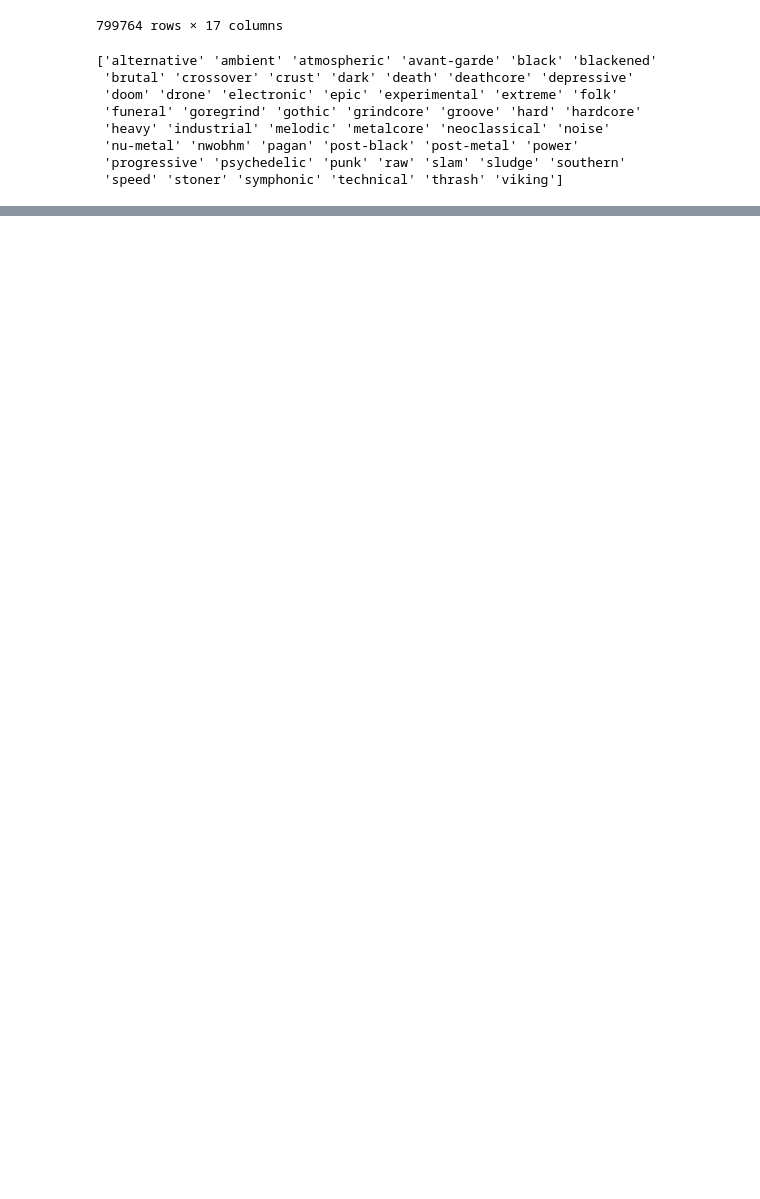
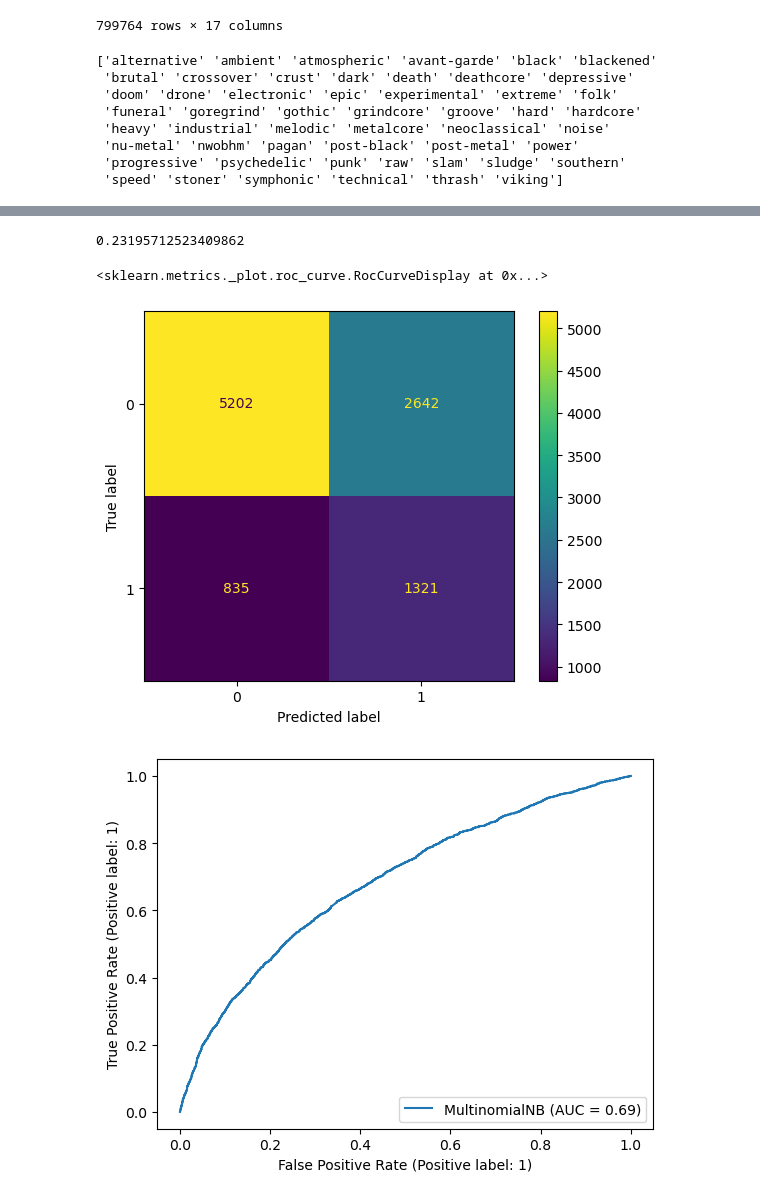
Before and after one commit to theta-lin/stats_102_final, a Jupyter notebook: lyrics_prediction.ipynb, the cells around one changed output, grey strips where cells are left out. Drawn from its saved outputs; the diff is of its cells as text; code cells hidden in the pictures; blank space fills up the shorter version.

```diff
--- a/lyrics_prediction.ipynb
+++ b/lyrics_prediction.ipynb
@@ -131,0 +262,18 @@ disp.plot()
+# %%
+from sklearn.naive_bayes import MultinomialNB
+from sklearn.metrics import matthews_corrcoef, confusion_matrix, ConfusionMatrixDisplay, RocCurveDisplay
+
+mnb = MultinomialNB()
+y_pred = mnb.fit(X_train[:, important_pos], y_train).predict(X_test[:, important_pos])
+print(matthews_corrcoef(y_test, y_pred))
+
+cm = confusion_matrix(y_test, y_pred)
+disp = ConfusionMatrixDisplay(cm)
+disp.plot()
+
+RocCurveDisplay.from_estimator(mnb, X_test[:, important_pos], y_test)
+# %% [output]
+0.23195712523409862
+<sklearn.metrics._plot.roc_curve.RocCurveDisplay at 0x...>
+[figure, added]
+[figure, added]
```
Also changed, not shown: parts of 24 cells of this notebook.
